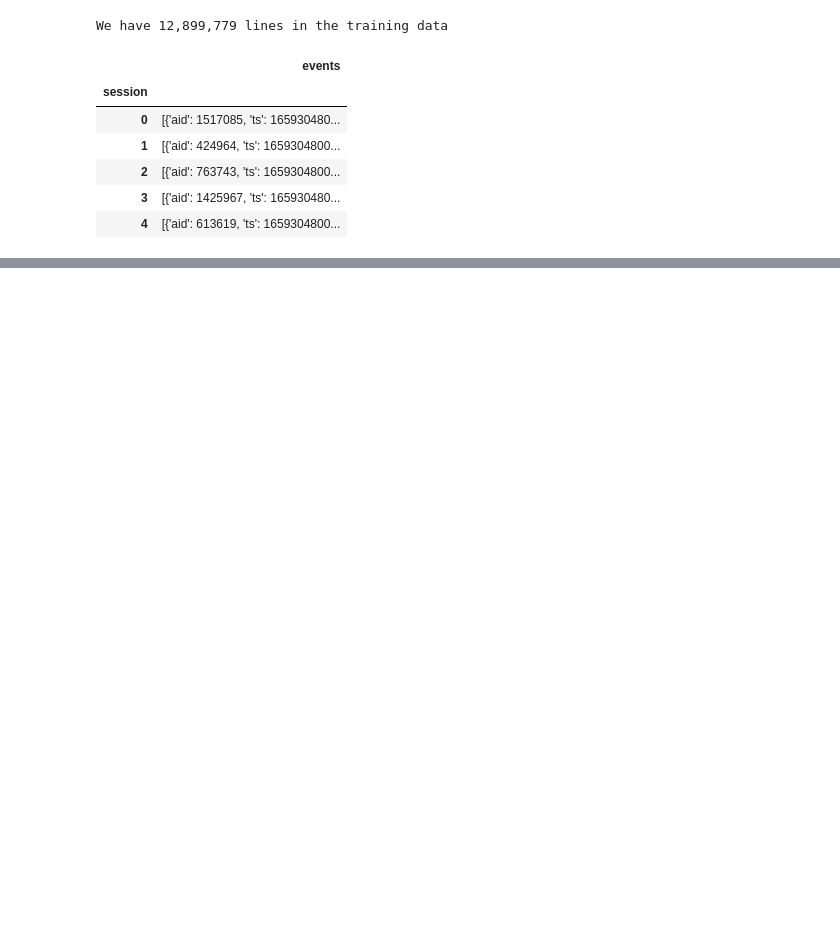
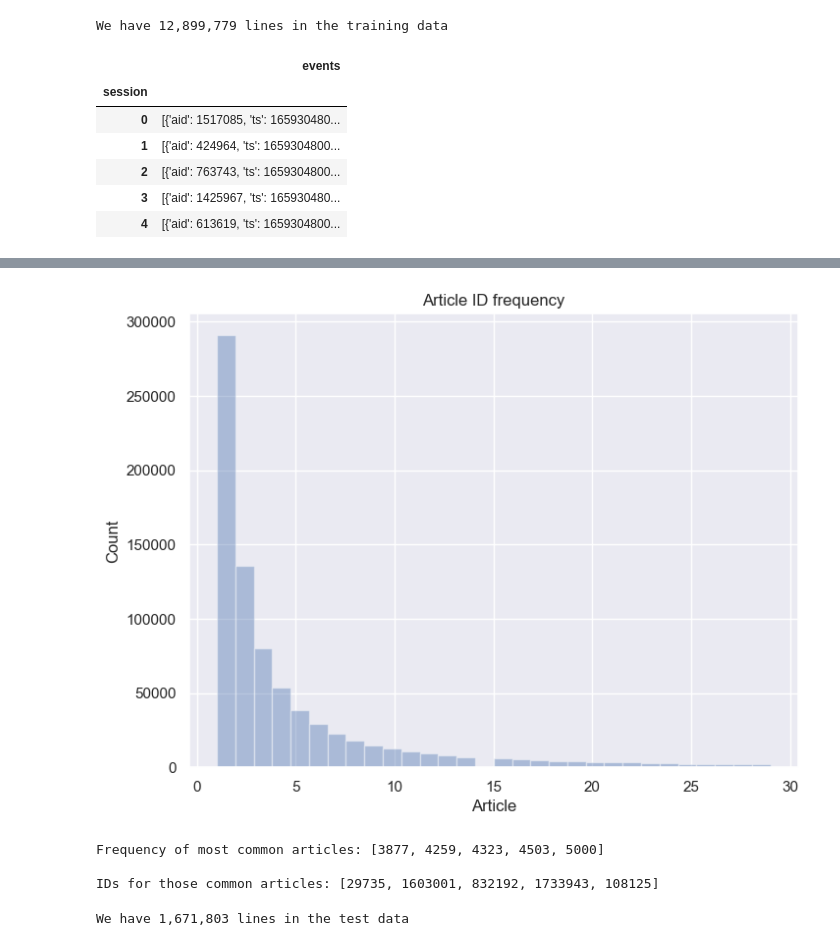
Before and after one commit to zahra-0101/Twitter-Sentiment-Analysis-Stock-Prediction-GAN, a Jupyter notebook: twitter.ipynb, the cells around one changed output, grey strips where cells are left out. Saved outputs shown, nothing was run; the diff lists cells and outputs as text; code cells hidden in the pictures; blank space fills up the shorter version.

```diff
--- a/twitter.ipynb
+++ b/twitter.ipynb
@@ -115,0 +142,25 @@ plt.show()
+# %%
+article_id_freq = list(overall_article_id_counts.values())
+cut_off = [i for i in article_id_freq if i<30]
+
+plt.figure(figsize=(8,6))
+sns.distplot(cut_off, bins=30, kde=False);
+plt.title(f'Article ID frequency', fontsize=12)
+plt.ylabel('Count', fontsize=12)
+plt.xlabel('Article', fontsize=12);
+# %% [output]
+[figure, added]
+# %%
+### Look at the most interacted with articles ###
+print(f'Frequency of most common articles: {sorted(list(overall_article_id_counts.values()))[-5:]} \n')
+res = nlargest(5, overall_article_id_counts, key = overall_article_id_counts.get)
+print(f'IDs for those common articles: {res}')
+# %% [output]
+Frequency of most common articles: [3877, 4259, 4323, 4503, 5000]
+
+IDs for those common articles: [29735, 1603001, 832192, 1733943, 108125]
+# %%
+with open(TEST_PATH, 'r') as f:
+    print(f"We have {len(f.readlines()):,} lines in the test data")
+# %% [output]
+We have 1,671,803 lines in the test data
```
Also changed, not shown: parts of 16 cells of this notebook.
